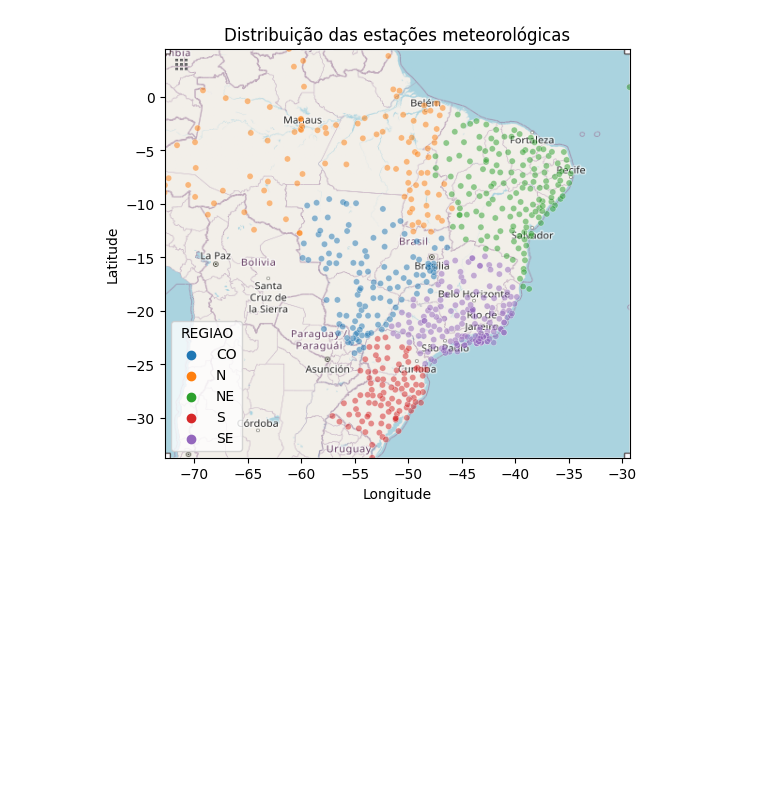
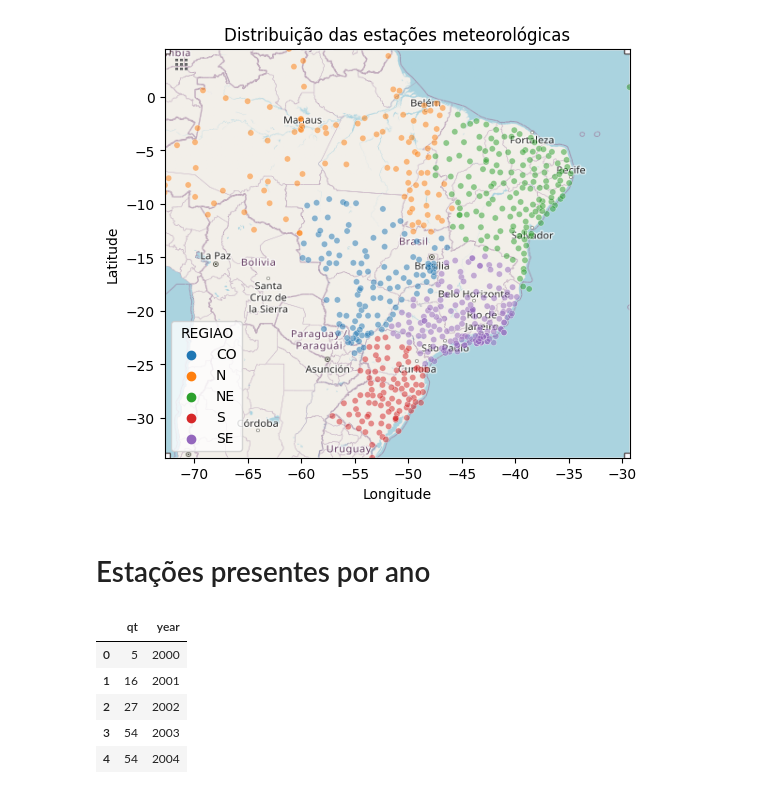
Before and after one commit to davilbs/TP_MDA, a Jupyter notebook: notebooks/0-dsc-stations-viz.ipynb, the cells around one changed output. Cells and saved outputs as stored; diff of their text form; code cells hidden in the pictures; blank space fills up the shorter version.

```diff
--- a/notebooks/0-dsc-stations-viz.ipynb
+++ b/notebooks/0-dsc-stations-viz.ipynb
@@ -162,3 +162,16 @@ plt.savefig("./assets/reg_dist.png")
 plt.show()
 # %% [output]
 [figure]
+# %% [markdown]
+# Estações presentes por ano
+# %%
+meds_per_year_path = pathlib.Path("../dataset/meds_per_year.csv")
+meds_per_year_df = pd.read_csv(meds_per_year_path, header=None, delimiter=";", names=["qt", "year"])
+meds_per_year_df.head()
+# %% [output]
+|  | qt | year |
+| 0 | 5 | 2000 |
+| 1 | 16 | 2001 |
+| 2 | 27 | 2002 |
+| 3 | 54 | 2003 |
+| 4 | 54 | 2004 |
```
Also changed, not shown: parts of 2 cells of this notebook, 1 other file.
